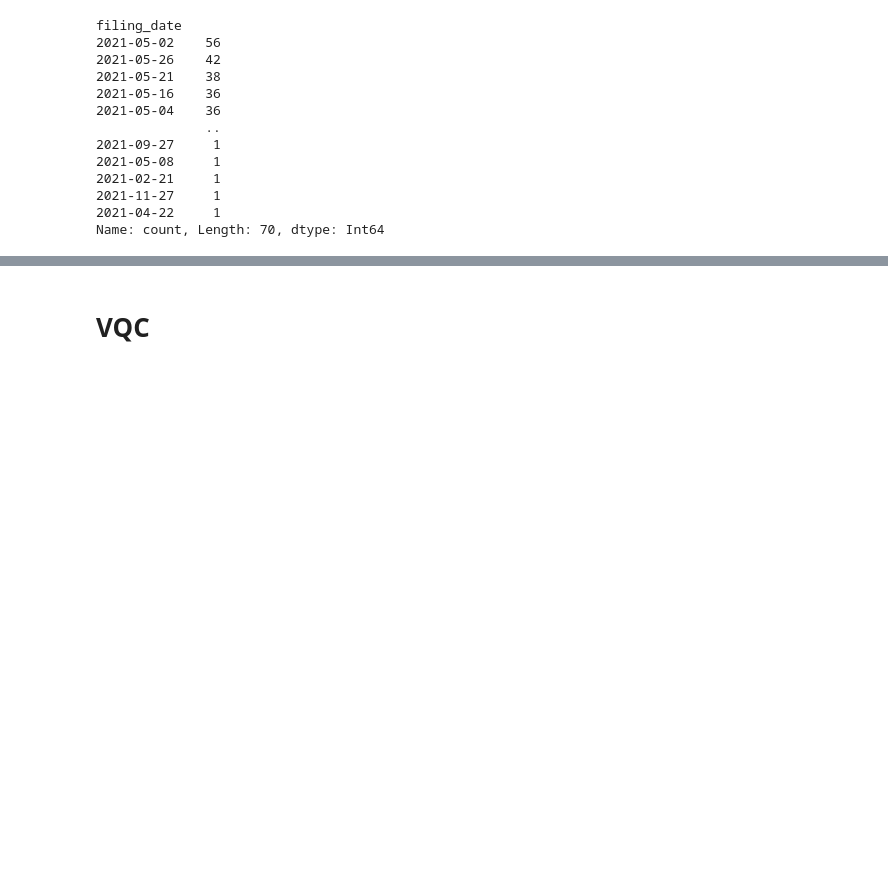
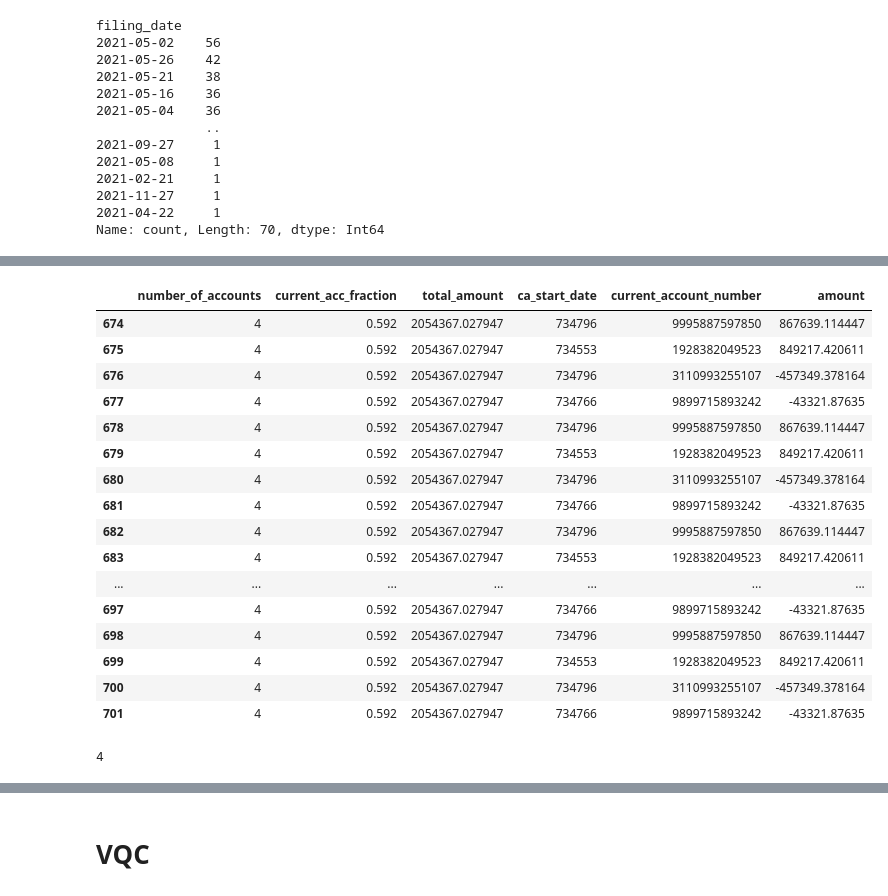
Before and after one commit to floatn/QML-for-finance, a Jupyter notebook: qml_code.ipynb, the cells around one changed output, grey strips where cells are left out. Drawn from its saved outputs; the diff is of its cells as text; code cells hidden in the pictures; blank space fills up the shorter version.

Commit message:
Pivoted Credit Account History

```diff
--- a/qml_code.ipynb
+++ b/qml_code.ipynb
@@ -1581,5 +1581,7 @@ cs3_df[cs3_df.columns[182]] = pd.to_datetime(cs3_df[cs3_df.columns[182]]).apply(
 # Данные с подготовленным планом для энкодинга + несколько возможных переработок
 # 5, 7, 23, 24, 57, 148:155 - to ohc, na-ignore
 # 33:45, 58:115, 132:147, 155, 168  - to orc
-# 148:155, 161, 162, 180, 181 - transform?
-cs4_df = cs3_df.copy()
+# 148:155 (some of), 161, 162, 180, 181 - transform?
+# combine prices_waves, effect_waves?
+cs4_df = cs3_df.reset_index()
+cs4_df.info(max_cols=200, verbose=True)
@@ -1585,0 +1654,3 @@ cs4_df = cs3_df.copy()
+# %%
+cs4_df = cs4_df.drop(columns=['current_account_numbers',	'current_account_numbers_list'])
+cs4_df.sort_values(by='company_reg_number', ascending=False)[cs4_df.columns[178:184]].sort_values(by='number_of_accounts', ascending=False).head(10)
@@ -1585,0 +1685,24 @@ cs4_df = cs3_df.copy()
+# %%
+cs4_df.loc[cs4_df['company_reg_number'] == 20000977, cs4_df.columns[178:184]]
+# %% [output]
+|  | number_of_accounts | current_acc_fraction | total_amount | ca_start_date | current_account_number | amount |
+| 674 | 4 | 0.592 | 2054367.027947 | 734796 | 9995887597850 | 867639.114447 |
+| 675 | 4 | 0.592 | 2054367.027947 | 734553 | 1928382049523 | 849217.420611 |
+| 676 | 4 | 0.592 | 2054367.027947 | 734796 | 3110993255107 | -457349.378164 |
+| 677 | 4 | 0.592 | 2054367.027947 | 734766 | 9899715893242 | -43321.87635 |
+| 678 | 4 | 0.592 | 2054367.027947 | 734796 | 9995887597850 | 867639.114447 |
+| 679 | 4 | 0.592 | 2054367.027947 | 734553 | 1928382049523 | 849217.420611 |
+| 680 | 4 | 0.592 | 2054367.027947 | 734796 | 3110993255107 | -457349.378164 |
+| 681 | 4 | 0.592 | 2054367.027947 | 734766 | 9899715893242 | -43321.87635 |
+| 682 | 4 | 0.592 | 2054367.027947 | 734796 | 9995887597850 | 867639.114447 |
+| 683 | 4 | 0.592 | 2054367.027947 | 734553 | 1928382049523 | 849217.420611 |
+| ... | ... | ... | ... | ... | ... | ... |
+| 697 | 4 | 0.592 | 2054367.027947 | 734766 | 9899715893242 | -43321.87635 |
+| 698 | 4 | 0.592 | 2054367.027947 | 734796 | 9995887597850 | 867639.114447 |
+| 699 | 4 | 0.592 | 2054367.027947 | 734553 | 1928382049523 | 849217.420611 |
+| 700 | 4 | 0.592 | 2054367.027947 | 734796 | 3110993255107 | -457349.378164 |
+| 701 | 4 | 0.592 | 2054367.027947 | 734766 | 9899715893242 | -43321.87635 |
+# %%
+max(cs4_df.groupby('company_reg_number')['current_account_number'].agg('nunique'))#rank(method='first')
+# %% [output]
+4
```
Also changed, not shown: parts of 22 cells of this notebook.
